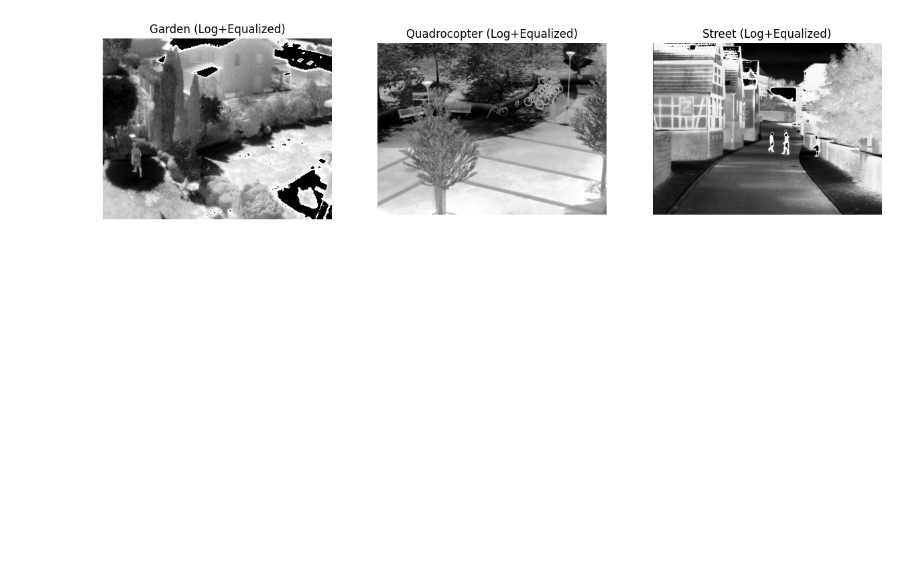
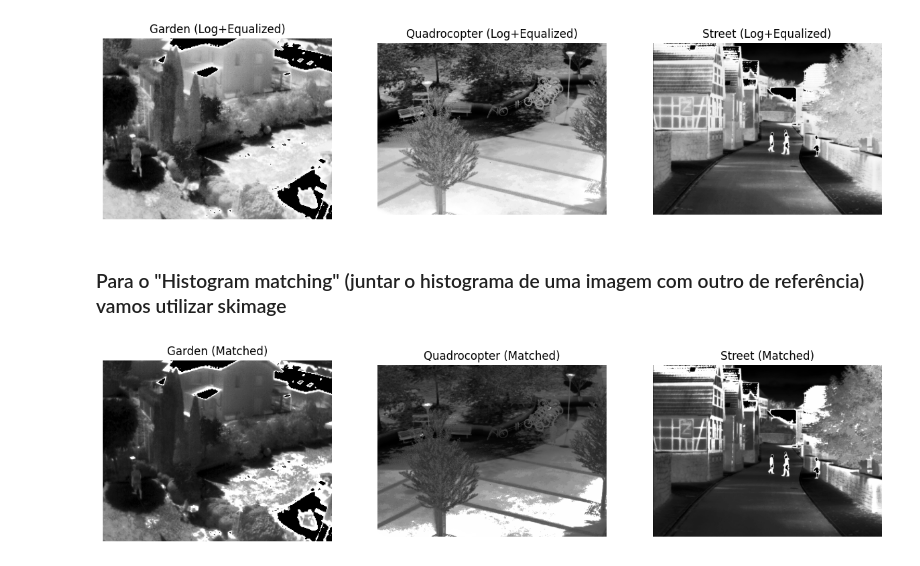
Before and after one commit to AugustoMacri/Thermal_Image_Enhancement, a Jupyter notebook: app.ipynb, the cells around one changed output. Cells and saved outputs as stored; diff of their text form; code cells hidden in the pictures; blank space fills up the shorter version.

```diff
--- a/app.ipynb
+++ b/app.ipynb
@@ -45,3 +45,17 @@ log_equalized_images = [histogram_equalization(img) for img in log_images]
 display_images(log_equalized_images, ['Garden (Log+Equalized)', 'Quadrocopter (Log+Equalized)', 'Street (Log+Equalized)'])
 # %% [output]
 [figure]
+# %% [markdown]
+### Para o "Histogram matching" (juntar o histograma de uma imagem com outro de referência) vamos utilizar skimage
+# %%
+from skimage.exposure import match_histograms
+
+def histogram_matching(image, reference):
+    matched = match_histograms(image, reference, channel_axis=None)
+    return matched.astype(np.uint8)
+
+img_base = images[0]
+matched_images = [histogram_matching(img, img_base) for img in log_equalized_images]
+display_images(matched_images, ['Garden (Matched)', 'Quadrocopter (Matched)', 'Street (Matched)'])
+# %% [output]
+[figure, added]
```
Also changed, not shown: parts of 3 cells of this notebook, 1 other file.
